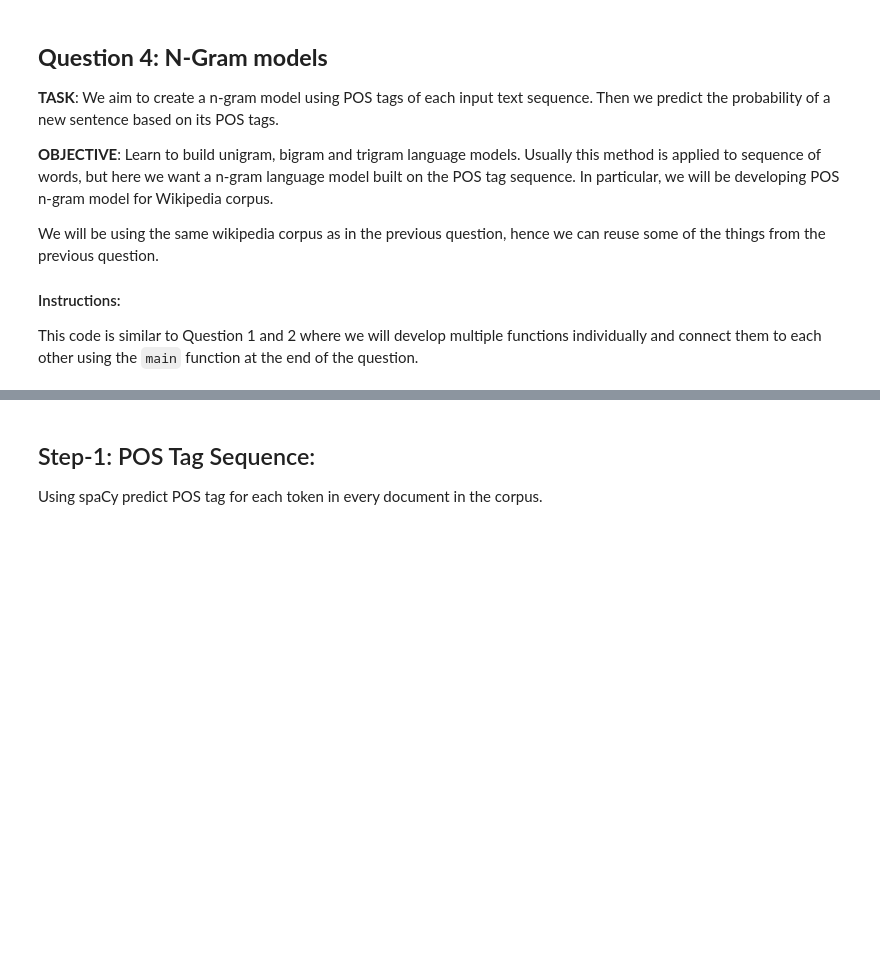
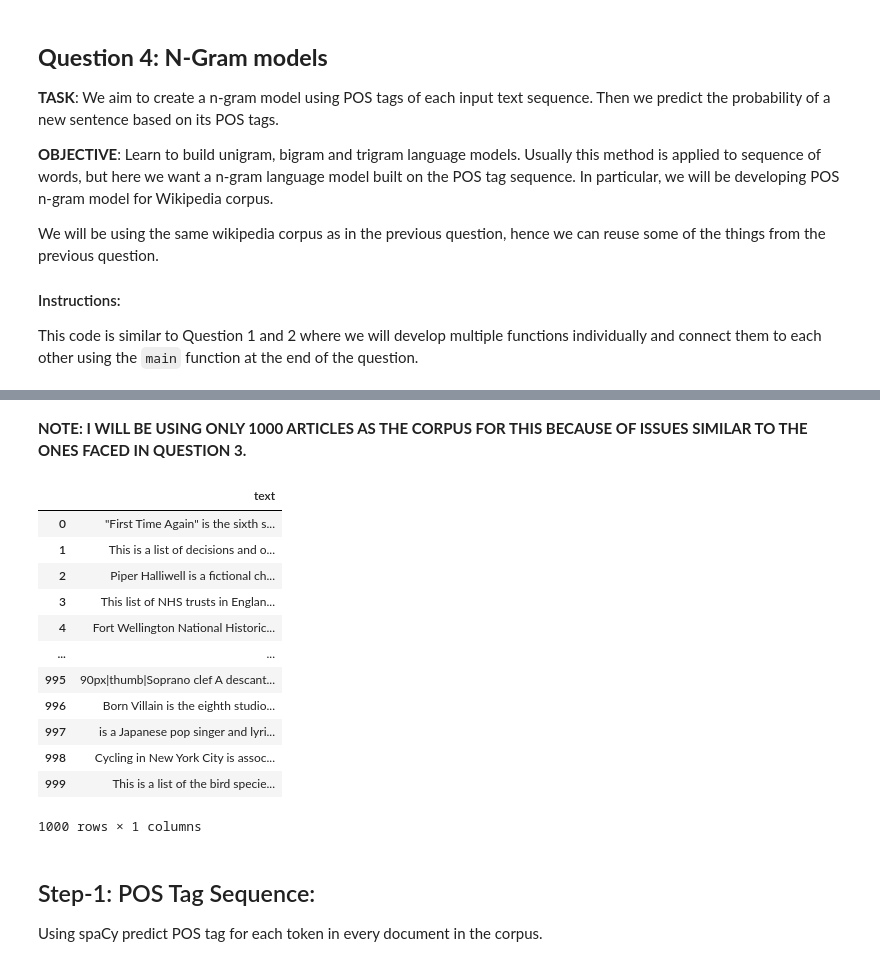
Before and after one commit to whiplxsh21/CS779-IITK, a Jupyter notebook: Assignment 1/question_4.ipynb, the cells around one changed output, grey strips where cells are left out. Saved outputs shown, nothing was run; the diff lists cells and outputs as text; code cells hidden in the pictures; blank space fills up the shorter version.

```diff
--- a/Assignment 1/question_4.ipynb
+++ b/Assignment 1/question_4.ipynb
@@ -97,3 +108,8 @@ def load_data():
     dataset = pd.DataFrame(dataset)
     return dataset
 dataset = load_data()
+# %%
+# removing the index level 0 column (redundant)
+
+dataset.drop('__index_level_0__', axis=1, inplace=True)
+dataset.columns
@@ -102,3 +127,22 @@ dataset
+# %% [markdown]
+**NOTE: I WILL BE USING ONLY 1000 ARTICLES AS THE CORPUS FOR THIS BECAUSE OF ISSUES SIMILAR TO THE ONES FACED IN QUESTION 3.**
+# %%
+dataframe = dataset[0:1000]
+dataframe
+# %% [output]
+|  | text |
+| 0 | "First Time Again" is the sixth s... |
+| 1 | This is a list of decisions and o... |
+| 2 | Piper Halliwell is a fictional ch... |
+| 3 | This list of NHS trusts in Englan... |
+| 4 | Fort Wellington National Historic... |
+| ... | ... |
+| 995 | 90px|thumb|Soprano clef A descant... |
+| 996 | Born Villain is the eighth studio... |
+| 997 | is a Japanese pop singer and lyri... |
+| 998 | Cycling in New York City is assoc... |
+| 999 | This is a list of the bird specie... |
+1000 rows × 1 columns
 # %% [markdown]
 ## Step-1: POS Tag Sequence:
 Using spaCy predict POS tag for each token in every document in the corpus.
```
Also changed, not shown: parts of 20 cells of this notebook, 9 other files.
